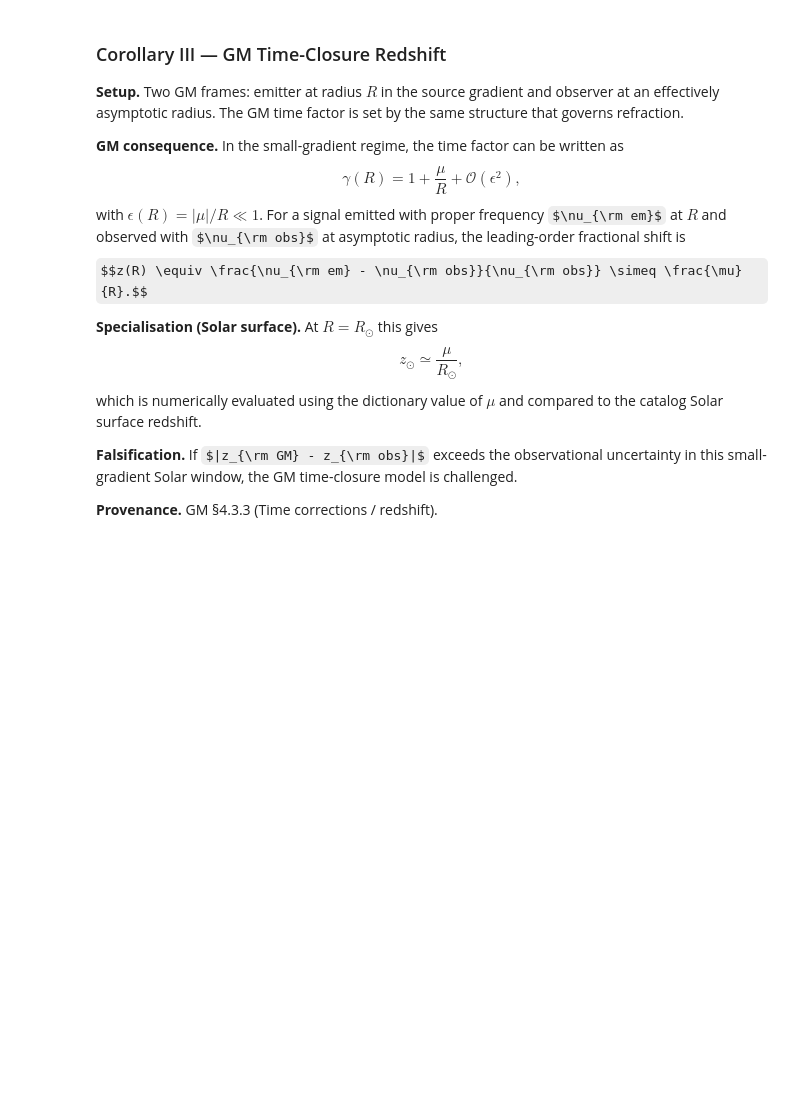
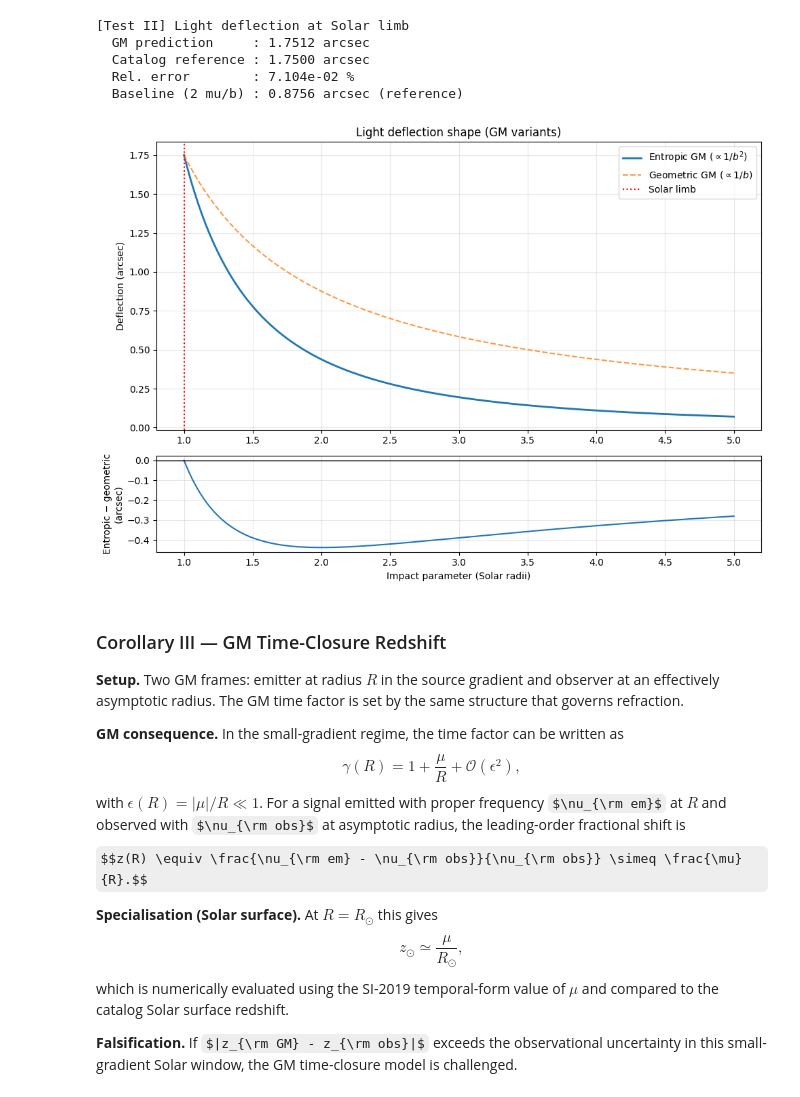
Before and after one commit to rpoyau/general-mechanics, a Jupyter notebook: notebooks/gm-tests.ipynb, the cells around one changed output. Cells and saved outputs as stored; diff of their text form; code cells hidden in the pictures; some formulas as TeX source; blank space fills up the shorter version.

```diff
--- a/notebooks/gm-tests.ipynb
+++ b/notebooks/gm-tests.ipynb
@@ -267,34 +286,41 @@ print(f"  GM prediction     : {defl_arcsec_gm:.4f} arcsec")
 print(f"  Catalog reference : {obs_lens:.4f} arcsec")
 print(f"  Rel. error        : {rel_err_limb:.3e} %")
 print(f"  Baseline (2 mu/b) : {defl_arcsec_baseline:.4f} arcsec (reference)")
 
 b_vals_shape = np.linspace(1.0, 5.0, 200)  # in Solar radii
 b_m_shape = b_vals_shape * R_sun_m
 defl_geom = (4.0 * mu_m / b_m_shape) * ARCSEC
 defl_ent = (4.0 * mu_m * R_sun_m / (b_m_shape**2)) * ARCSEC
 residual_shape = defl_ent - defl_geom
 
 fig = plt.figure(figsize=(10, 7))
 gs = gridspec.GridSpec(2, 1, height_ratios=[3, 1])
 
 ax0 = plt.subplot(gs[0])
 ax0.plot(b_vals_shape, defl_ent, label=r"Entropic GM ($\propto 1/b^2$)", linewidth=2.0)
 ax0.plot(b_vals_shape, defl_geom, "--", label=r"Geometric GM ($\propto 1/b$)", alpha=0.8)
 ax0.axvline(1.0, color='r', linestyle=':', label='Solar limb')
 ax0.set_ylabel("Deflection (arcsec)")
-ax0.set_title("Corollary II & IIb: Light deflection shape (GM variants)")
+ax0.set_title("Light deflection shape (GM variants)")
 ax0.legend(loc="upper right")
 ax0.grid(True, alpha=0.3)
 
 ax1 = plt.subplot(gs[1], sharex=ax0)
 ax1.plot(b_vals_shape, residual_shape)
 ax1.axhline(0.0, color="k", linewidth=1.0)
 ax1.set_xlabel("Impact parameter (Solar radii)")
 ax1.set_ylabel("Entropic − geometric\n(arcsec)")
 ax1.grid(True, alpha=0.3)
 
 plt.tight_layout()
 plt.show()
+# %% [output]
+[Test II] Light deflection at Solar limb
+  GM prediction     : 1.7512 arcsec
+  Catalog reference : 1.7500 arcsec
+  Rel. error        : 7.104e-02 %
+  Baseline (2 mu/b) : 0.8756 arcsec (reference)
+[figure, added]
 # %% [markdown]
 ### Corollary III — GM Time-Closure Redshift
 
@@ -314,14 +340,12 @@ $$z(R) \equiv \frac{\nu_{\rm em} - \nu_{\rm obs}}{\nu_{\rm obs}} \simeq \frac{\m
 **Specialisation (Solar surface).**
 At $R = R_\odot$ this gives
 $$z_\odot \simeq \frac{\mu}{R_\odot},$$
-which is numerically evaluated using the dictionary value of $\mu$ and
+which is numerically evaluated using the SI-2019 temporal-form value of $\mu$ and
 compared to the catalog Solar surface redshift.
 
 **Falsification.**
 If $|z_{\rm GM} - z_{\rm obs}|$ exceeds the observational uncertainty in this
 small-gradient Solar window, the GM time-closure model is challenged.
-
-**Provenance.** GM §4.3.3 (Time corrections / redshift).
 # %%
 # TEST III: SOLAR SURFACE REDSHIFT
 # =================================
```
Also changed, not shown: parts of 19 cells of this notebook, 1 other file.
